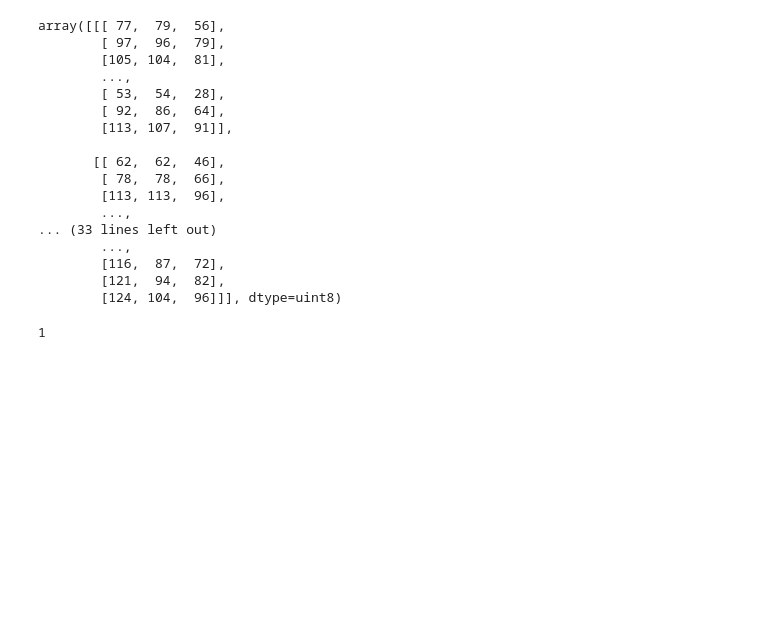
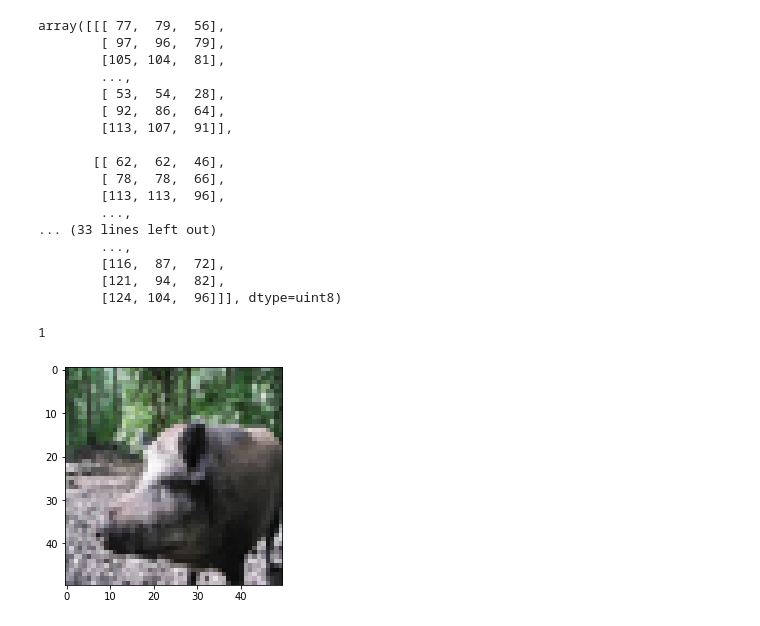
Before and after one commit to ponzu3847/animal_ai, a Jupyter notebook: gen_data.ipynb, the cells around one changed output. Saved outputs shown, nothing was run; the diff lists cells and outputs as text; code cells hidden in the pictures; blank space fills up the shorter version.

```diff
--- a/gen_data.ipynb
+++ b/gen_data.ipynb
@@ -69,3 +69,17 @@ array([[[ 77,  79,  56],
 y_train[100]
 # %% [output]
 1
+# %%
+from PIL import Image
+import matplotlib.pyplot as plt
+import numpy as np
+
+image=Image.open('./pic1.jpg')
+image=image.convert('RGB')
+image=image.resize((50,50))
+data=np.asarray(image)
+
+plt.imshow(data)
+plt.show()
+# %% [output]
+[figure, added]
```
Also changed, not shown: 3 other files.
